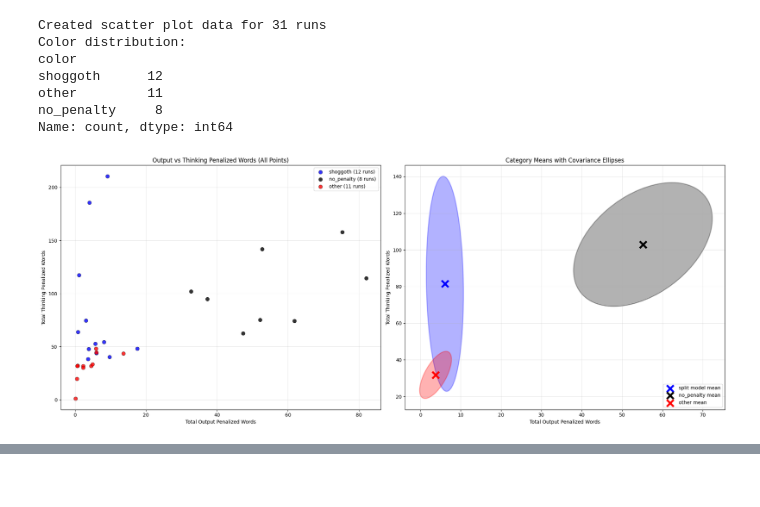
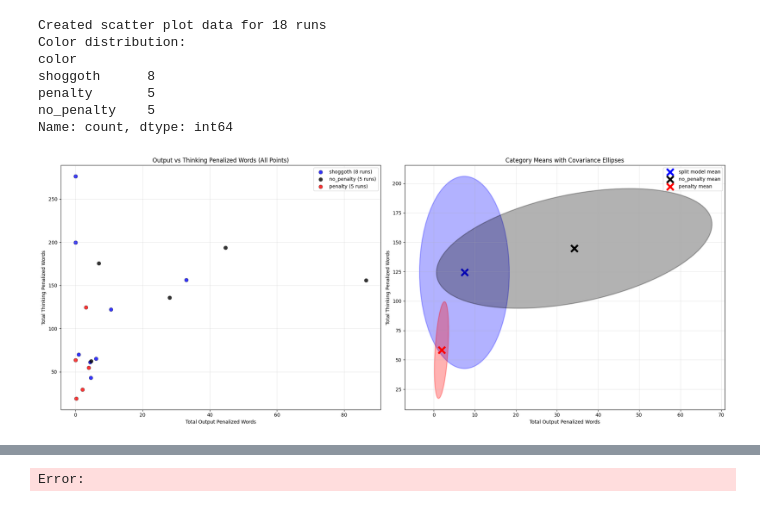
Before and after one commit to shard-stream-8/rg_obfuscation, a Jupyter notebook: notebooks/family_plots.ipynb, the cells around one changed output, grey strips where cells are left out. Cells and saved outputs as stored; diff of their text form; code cells hidden in the pictures.

```diff
--- a/notebooks/family_plots.ipynb
+++ b/notebooks/family_plots.ipynb
@@ -37,8 +37,7 @@ Found 150 acre-related runs:
 # %%
-# Find cutoff time from acre_shoggoth-36
 cutoff_time = None
 for run in acre_runs:
-    if run.name == "acre_shoggoth-36 START":
+    if run.name == "penalty_married-13":
         cutoff_time = run.created_at
         print(f"Cutoff time: {cutoff_time}")
         break
@@ -55,6 +54,10 @@ run_data = []
 
 for run in recent_acre_runs:
 
+    # Filter 1: Only include finished runs
+    if run.state != 'finished':
+        continue
+
     # Get run configuration
     config = run.config
 
@@ -63,6 +66,30 @@ for run in recent_acre_runs:
 
     # Get run history (all logged metrics over time)
     history = run.history()
+
+    # Filter 2: Only include runs with final reward_mean >= 0.3 (averaged over last 10 steps)
+    if 'reward_mean' in history.columns and len(history) > 0:
+        # Get last 100 steps (or all available if less than 100)
+        last_n_steps = min(100, len(history))
+        final_reward_mean = history['reward_mean'].tail(last_n_steps).mean()
+
+        if final_reward_mean < 0.2:
+            continue
+    else:
+        # Skip runs without reward_mean data
+        continue
+
+    # Filter 3: Only include runs with total_thinking_tokens >= 5000 (averaged over last 100 steps)
+    if 'total_thinking_tokens' in history.columns and len(history) > 0:
+        # Get last 100 steps (or all available if less than 100)
+        last_n_steps = min(100, len(history))
+        final_thinking_tokens = history['total_thinking_tokens'].tail(last_n_steps).mean()
+
+        if final_thinking_tokens < 5000:
+            continue
+    else:
+        # Skip runs without total_thinking_tokens data
+        continue
 
     # Store run information
     run_info = {
@@ -78,5 +105,5 @@ for run in recent_acre_runs:
     run_data.append(run_info)
 
 
-print(f"\nLoaded data for {len(run_data)} acre runs")
+print(f"\nLoaded data for {len(run_data)} runs")
 # %% [output]
@@ -110,12 +137,12 @@ for run_info in run_data:
             avg_thinking_words = final_steps['total_thinking_penalized_words'].mean()
 
             # Determine color based on run name
-            if 'acre_shoggoth' in name.lower():
+            if 'shoggoth' in name.lower():
                 color = 'shoggoth'
-            elif 'acre_no_penalty' in name.lower():
+            elif 'no_penalty' in name.lower():
                 color = 'no_penalty'
             else:
-                color = 'other'
+                color = 'penalty'
 
             scatter_data.append({
                 'name': name,
@@ -136,7 +163,7 @@ print(scatter_df['color'].value_counts())
 color_map = {
     'shoggoth': 'blue',
     'no_penalty': 'black',
-    'other': 'red'
+    'penalty': 'red'
 }
 
 # Create two subplots
@@ -208,36 +235,36 @@ ax2.grid(True, alpha=0.3)
 plt.tight_layout()
 plt.show()
 
 # Print detailed information about the runs
 print(f"\n=== Scatter Plot Data Details ===")
 for _, row in scatter_df.iterrows():
     print(f"{row['name']} ({row['color']}, {row['state']}): "
           f"output={row['output_words']:.2f}, thinking={row['thinking_words']:.2f}")
 
 print(f"\n=== Summary Statistics by Category ===")
 for category in color_map.keys():
     category_data = scatter_df[scatter_df['color'] == category]
     if len(category_data) > 0:
         print(f"\n{category.upper()} ({len(category_data)} runs):")
         print(f"  Output words - mean: {category_data['output_words'].mean():.2f}, "
               f"std: {category_data['output_words'].std():.2f}")
         print(f"  Thinking words - mean: {category_data['thinking_words'].mean():.2f}, "
               f"std: {category_data['thinking_words'].std():.2f}")
 
         if len(category_data) >= 2:
             # Print covariance matrix
             data_points = category_data[['output_words', 'thinking_words']].values
             cov_matrix = np.cov(data_points.T)
             print(f"  Covariance matrix:")
             print(f"    [[{cov_matrix[0,0]:.2f}, {cov_matrix[0,1]:.2f}],")
             print(f"     [{cov_matrix[1,0]:.2f}, {cov_matrix[1,1]:.2f}]]")
 # %% [output]
-Created scatter plot data for 31 runs
+Created scatter plot data for 18 runs
 Color distribution:
 color
-shoggoth      12
-other         11
-no_penalty     8
+shoggoth      8
+penalty       5
+no_penalty    5
 Name: count, dtype: int64
-[figure, old version]
+[figure, new version]
 === Scatter Plot Data Details ===
@@ -259,0 +287 @@ acre_shoggoth-39 (shoggoth, finished): output=3.10, thinking=74.60
+Error:
```
Also changed, not shown: parts of 3 cells of this notebook, 13 other files.
